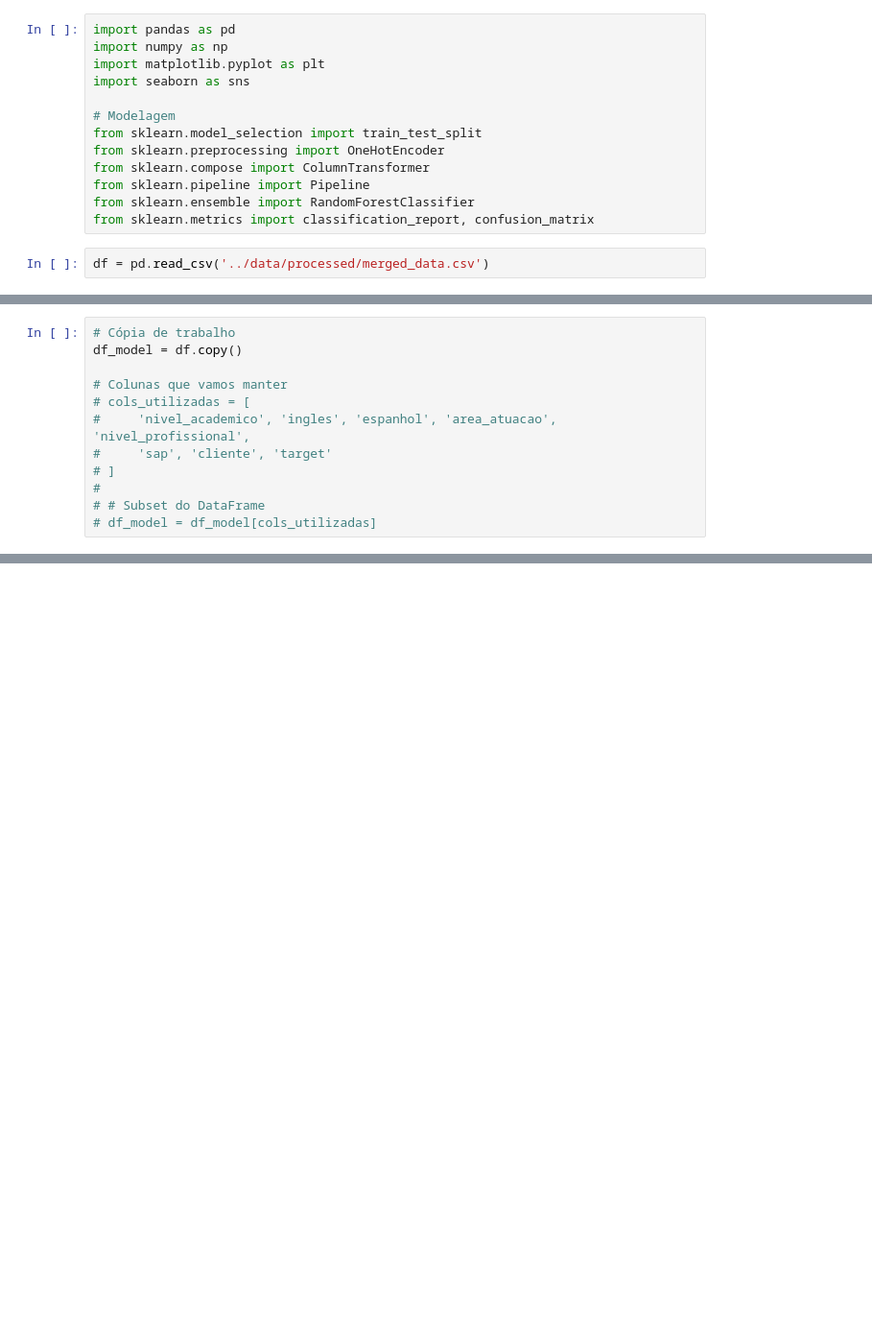
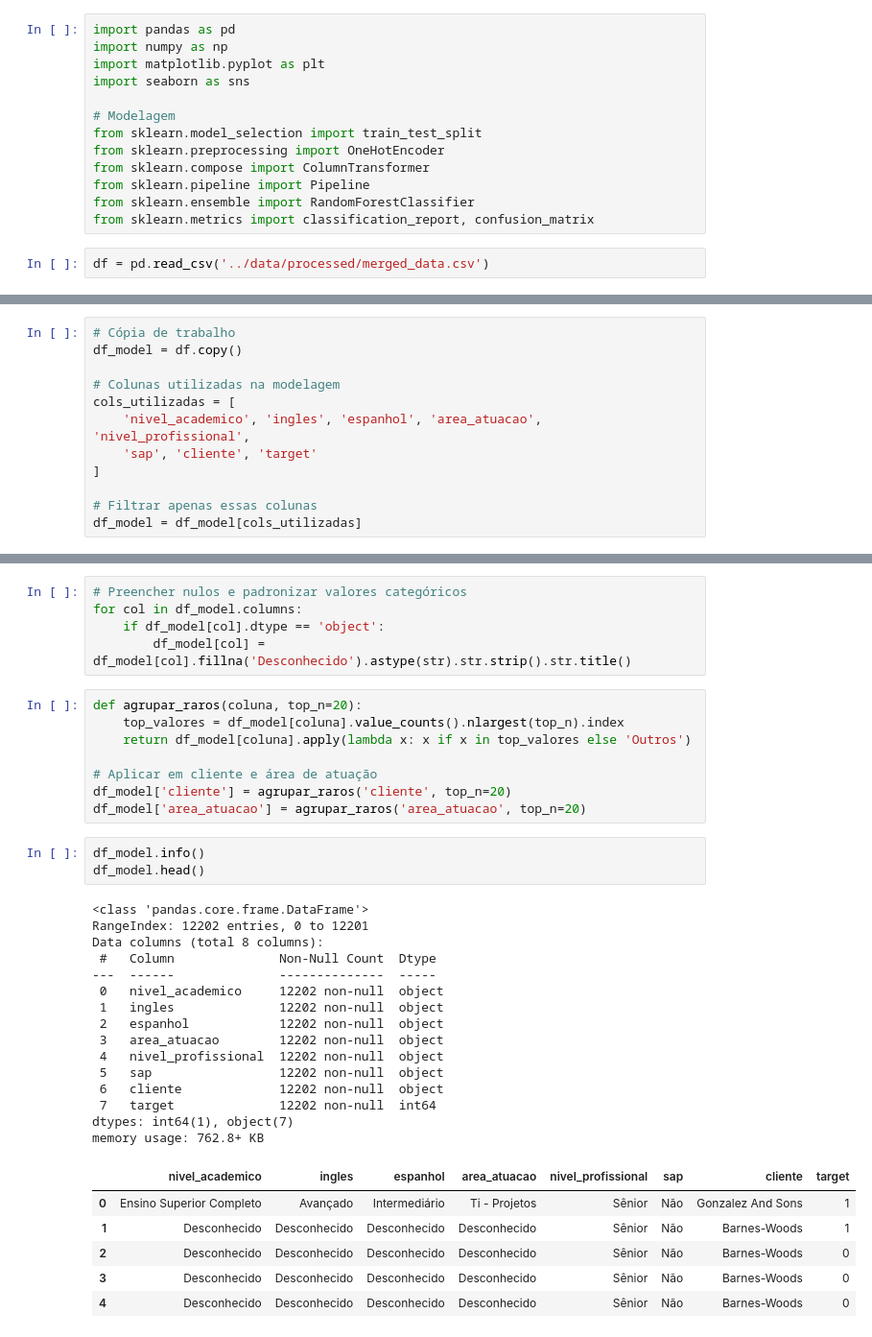
Before and after one commit to HugoVasc/ai-hiring-matcher, a Jupyter notebook: notebooks/modeling_baseline.ipynb, the cells around one changed output, grey strips where cells are left out. Shown: that part at 96% size. Cells and saved outputs as stored; diff of their text form; blank space fills up the shorter version.

```diff
--- a/notebooks/modeling_baseline.ipynb
+++ b/notebooks/modeling_baseline.ipynb
@@ -28,11 +28,11 @@ Shape do DataFrame: (53759, 18)
 # Cópia de trabalho
 df_model = df.copy()
 
-# Colunas que vamos manter
-# cols_utilizadas = [
-#     'nivel_academico', 'ingles', 'espanhol', 'area_atuacao', 'nivel_profissional',
-#     'sap', 'cliente', 'target'
-# ]
-#
-# # Subset do DataFrame
-# df_model = df_model[cols_utilizadas]
+# Colunas utilizadas na modelagem
+cols_utilizadas = [
+    'nivel_academico', 'ingles', 'espanhol', 'area_atuacao', 'nivel_profissional',
+    'sap', 'cliente', 'target'
+]
+
+# Filtrar apenas essas colunas
+df_model = df_model[cols_utilizadas]
@@ -47,0 +39,38 @@ df_model.head()
+# %%
+# Preencher nulos e padronizar valores categóricos
+for col in df_model.columns:
+    if df_model[col].dtype == 'object':
+        df_model[col] = df_model[col].fillna('Desconhecido').astype(str).str.strip().str.title()
+# %%
+def agrupar_raros(coluna, top_n=20):
+    top_valores = df_model[coluna].value_counts().nlargest(top_n).index
+    return df_model[coluna].apply(lambda x: x if x in top_valores else 'Outros')
+
+# Aplicar em cliente e área de atuação
+df_model['cliente'] = agrupar_raros('cliente', top_n=20)
+df_model['area_atuacao'] = agrupar_raros('area_atuacao', top_n=20)
+# %%
+df_model.info()
+df_model.head()
+# %% [output]
+<class 'pandas.core.frame.DataFrame'>
+RangeIndex: 12202 entries, 0 to 12201
+Data columns (total 8 columns):
+ #   Column              Non-Null Count  Dtype
+---  ------              --------------  -----
+ 0   nivel_academico     12202 non-null  object
+ 1   ingles              12202 non-null  object
+ 2   espanhol            12202 non-null  object
+ 3   area_atuacao        12202 non-null  object
+ 4   nivel_profissional  12202 non-null  object
+ 5   sap                 12202 non-null  object
+ 6   cliente             12202 non-null  object
+ 7   target              12202 non-null  int64
+dtypes: int64(1), object(7)
+memory usage: 762.8+ KB
+|  | nivel_academico | ingles | espanhol | area_atuacao | nivel_profissional | sap | cliente | target |
+| 0 | Ensino Superior Completo | Avançado | Intermediário | Ti - Projetos | Sênior | Não | Gonzalez And Sons | 1 |
+| 1 | Desconhecido | Desconhecido | Desconhecido | Desconhecido | Sênior | Não | Barnes-Woods | 1 |
+| 2 | Desconhecido | Desconhecido | Desconhecido | Desconhecido | Sênior | Não | Barnes-Woods | 0 |
+| 3 | Desconhecido | Desconhecido | Desconhecido | Desconhecido | Sênior | Não | Barnes-Woods | 0 |
+| 4 | Desconhecido | Desconhecido | Desconhecido | Desconhecido | Sênior | Não | Barnes-Woods | 0 |
```
Also changed, not shown: parts of 13 cells of this notebook, 6 other files.
